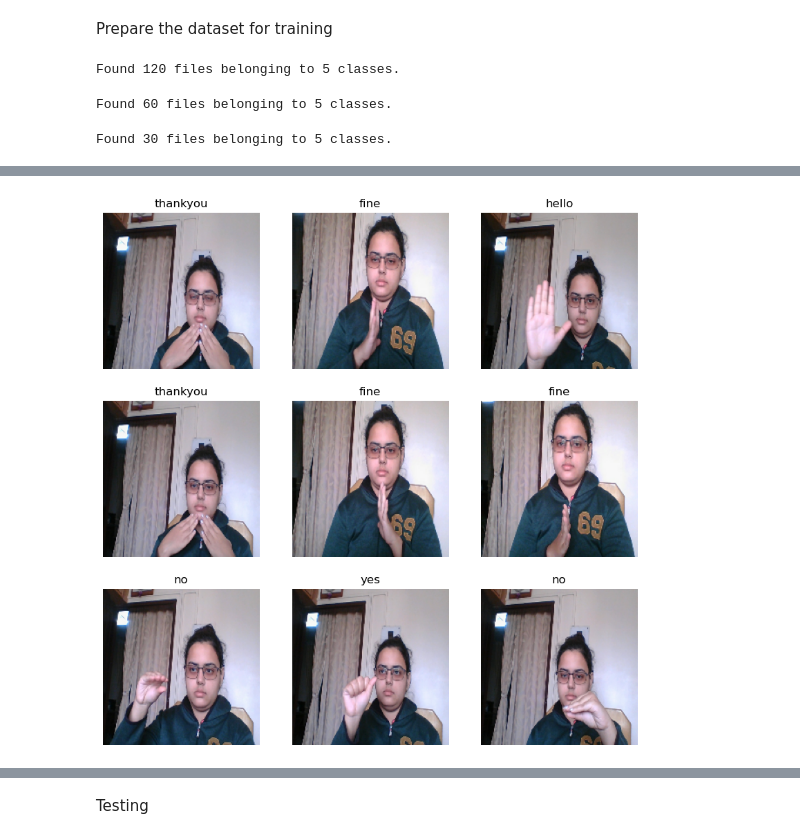
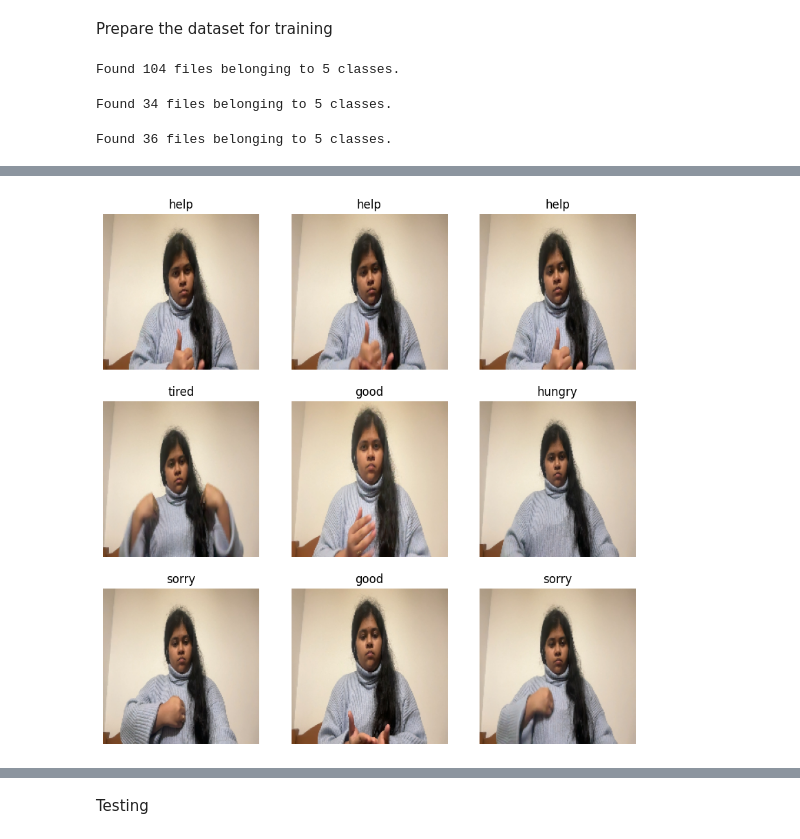
Before and after one commit to SHAIMA-HAQUE/ASL_SIGNS, a Jupyter notebook: dataset.ipynb, the cells around one changed output, grey strips where cells are left out. Drawn from its saved outputs; the diff is of its cells as text; code cells hidden in the pictures.

Commit message:
Add diff predict class code, and predict using Shaima's collected dataset

```diff
--- a/dataset.ipynb
+++ b/dataset.ipynb
@@ -27,8 +27,8 @@ Requirement already satisfied: keras in /Users/shaimahaque/anaconda3/lib/python3
 import tensorflow as tf
 import keras
 # %%
-PATH = './images/images/collectedimages'
-CLASS_NAMES = ['hello', 'fine', 'no', 'thankyou', 'yes']
+PATH = './images/images copy/collectedimages'
+CLASS_NAMES = ['good', 'help', 'hungry', 'sorry', 'tired']
 BATCH_SIZE = 32
 # %% [markdown]
 Splitting the dataset into train, test and validation
@@ -60,7 +64,7 @@ dataset = tf.keras.utils.image_dataset_from_directory(
     interpolation='bilinear'
 )
 # %% [output]
-Found 120 files belonging to 5 classes.
+Found 104 files belonging to 5 classes.
 # %%
 validation_dataset = tf.keras.utils.image_dataset_from_directory(
     "Split_Data/val/",
@@ -75,7 +79,7 @@ validation_dataset = tf.keras.utils.image_dataset_from_directory(
     interpolation='bilinear'
 )
 # %% [output]
-Found 60 files belonging to 5 classes.
+Found 34 files belonging to 5 classes.
 # %%
 test_dataset = tf.keras.utils.image_dataset_from_directory(
     "Split_Data/test/",
@@ -90,11 +94,11 @@ test_dataset = tf.keras.utils.image_dataset_from_directory(
     interpolation='bilinear'
 )
 # %% [output]
-Found 30 files belonging to 5 classes.
+Found 36 files belonging to 5 classes.
 # %%
 import matplotlib.pyplot as plt
 
-class_names = ['hello', 'fine', 'no', 'thankyou', 'yes']
+class_names = ['good', 'help', 'hungry', 'sorry', 'tired']
 plt.figure(figsize=(10, 10))
 for images, labels in dataset.take(1):
   for i in range(9):
@@ -106,4 +111,4 @@ for images, labels in dataset.take(1):
-[figure, old version]
+[figure, new version]
 # %%
 from tensorflow.keras import layers, models
 model = models.Sequential([
```
Also changed, not shown: parts of 25 cells of this notebook, 13 other files.
